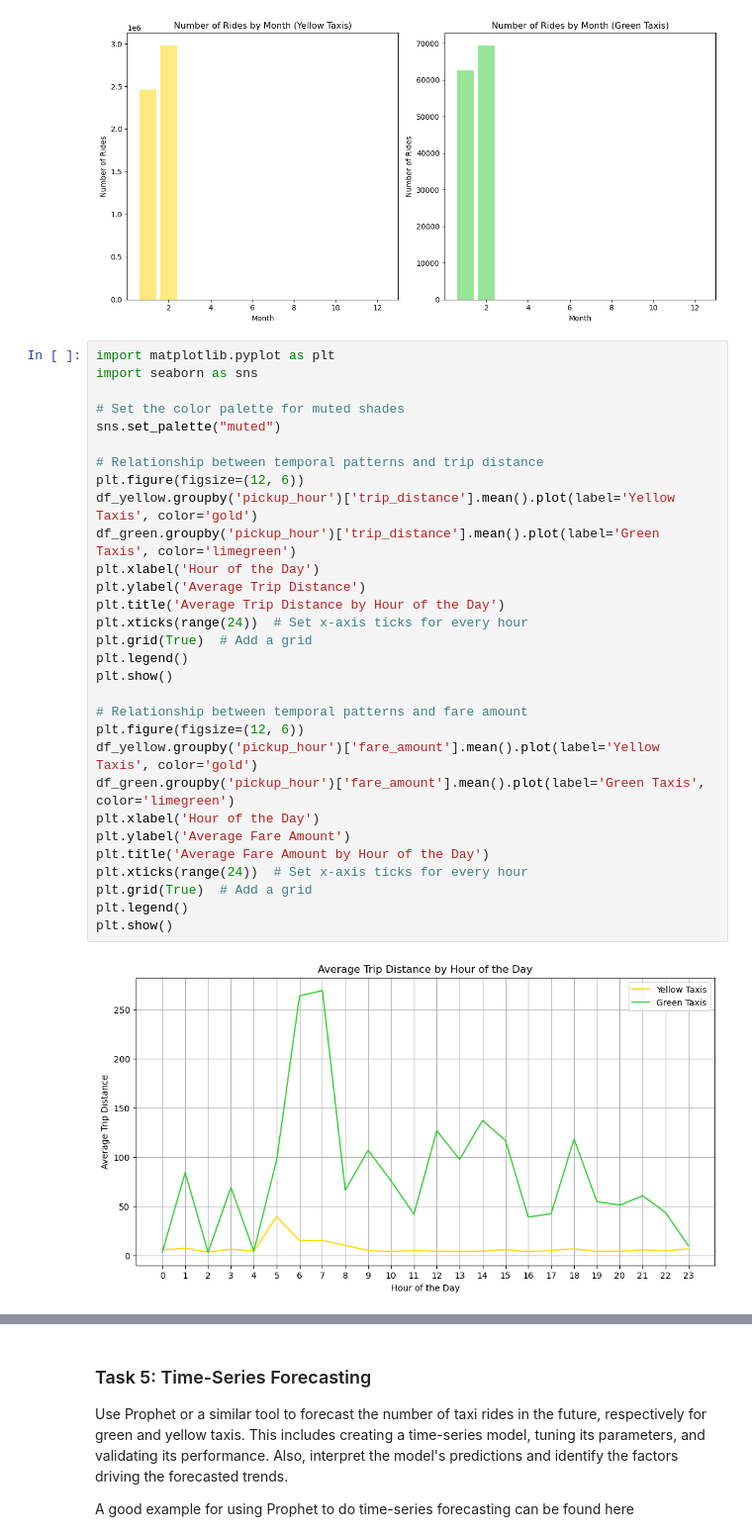
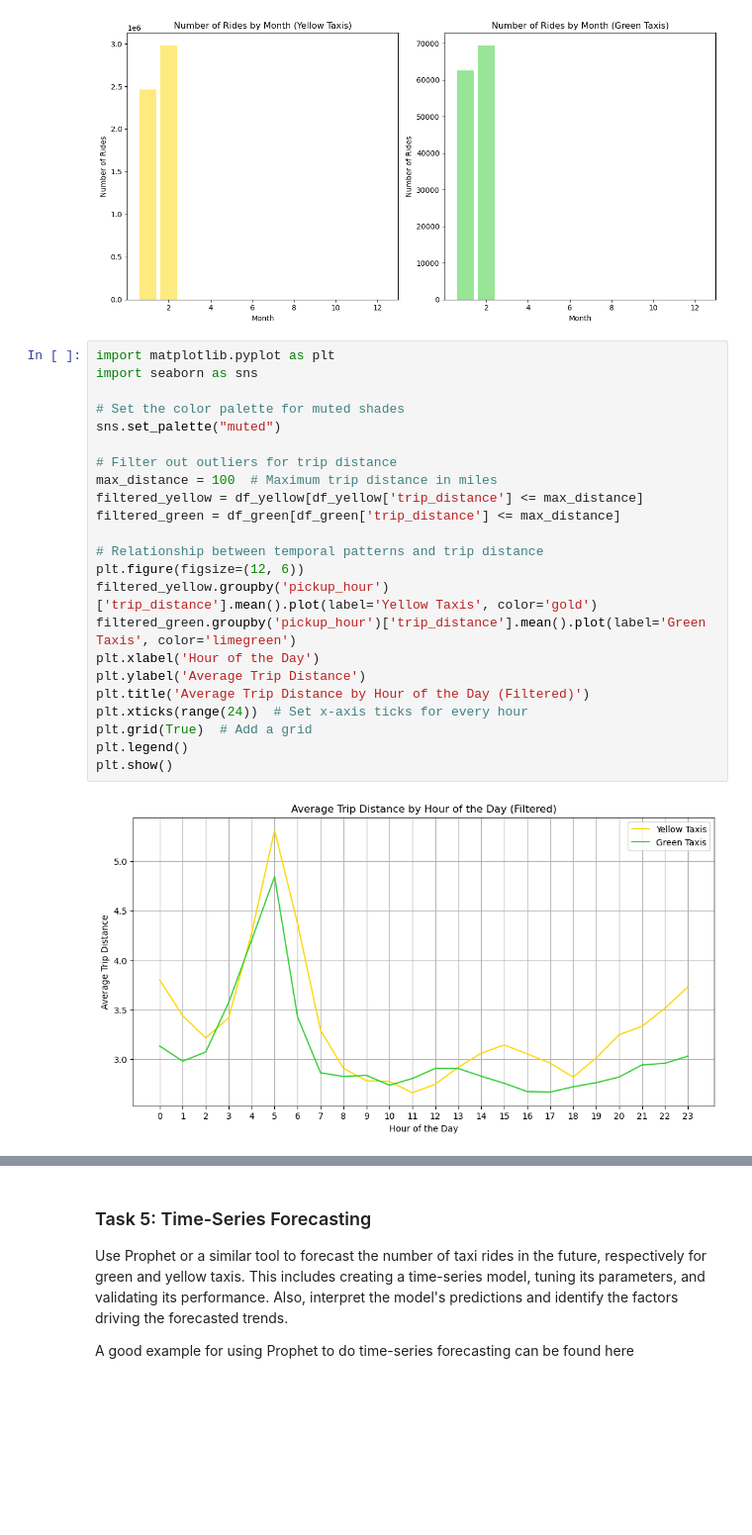
Before and after one commit to s164163/62444-grp22-1, a Jupyter notebook: 4_temporal_spatial_data_analysis.ipynb, the cells around one changed output, grey strips where cells are left out. Shown at 99% size. Saved outputs shown, nothing was run; the diff lists cells and outputs as text; blank space fills up the shorter version.

```diff
--- a/4_temporal_spatial_data_analysis.ipynb
+++ b/4_temporal_spatial_data_analysis.ipynb
@@ -596,32 +585,25 @@ plt.show()
 # %%
 import matplotlib.pyplot as plt
 import seaborn as sns
 
 # Set the color palette for muted shades
 sns.set_palette("muted")
 
+# Filter out outliers for trip distance
+max_distance = 100  # Maximum trip distance in miles
+filtered_yellow = df_yellow[df_yellow['trip_distance'] <= max_distance]
+filtered_green = df_green[df_green['trip_distance'] <= max_distance]
+
 # Relationship between temporal patterns and trip distance
 plt.figure(figsize=(12, 6))
-df_yellow.groupby('pickup_hour')['trip_distance'].mean().plot(label='Yellow Taxis', color='gold')
-df_green.groupby('pickup_hour')['trip_distance'].mean().plot(label='Green Taxis', color='limegreen')
+filtered_yellow.groupby('pickup_hour')['trip_distance'].mean().plot(label='Yellow Taxis', color='gold')
+filtered_green.groupby('pickup_hour')['trip_distance'].mean().plot(label='Green Taxis', color='limegreen')
 plt.xlabel('Hour of the Day')
 plt.ylabel('Average Trip Distance')
-plt.title('Average Trip Distance by Hour of the Day')
+plt.title('Average Trip Distance by Hour of the Day (Filtered)')
 plt.xticks(range(24))  # Set x-axis ticks for every hour
 plt.grid(True)  # Add a grid
 plt.legend()
 plt.show()
-
-# Relationship between temporal patterns and fare amount
-plt.figure(figsize=(12, 6))
-df_yellow.groupby('pickup_hour')['fare_amount'].mean().plot(label='Yellow Taxis', color='gold')
-df_green.groupby('pickup_hour')['fare_amount'].mean().plot(label='Green Taxis', color='limegreen')
-plt.xlabel('Hour of the Day')
-plt.ylabel('Average Fare Amount')
-plt.title('Average Fare Amount by Hour of the Day')
-plt.xticks(range(24))  # Set x-axis ticks for every hour
-plt.grid(True)  # Add a grid
-plt.legend()
-plt.show()
 # %% [output]
-[figure, old version]
+[figure, new version]
```
Also changed, not shown: parts of 5 cells of this notebook.
